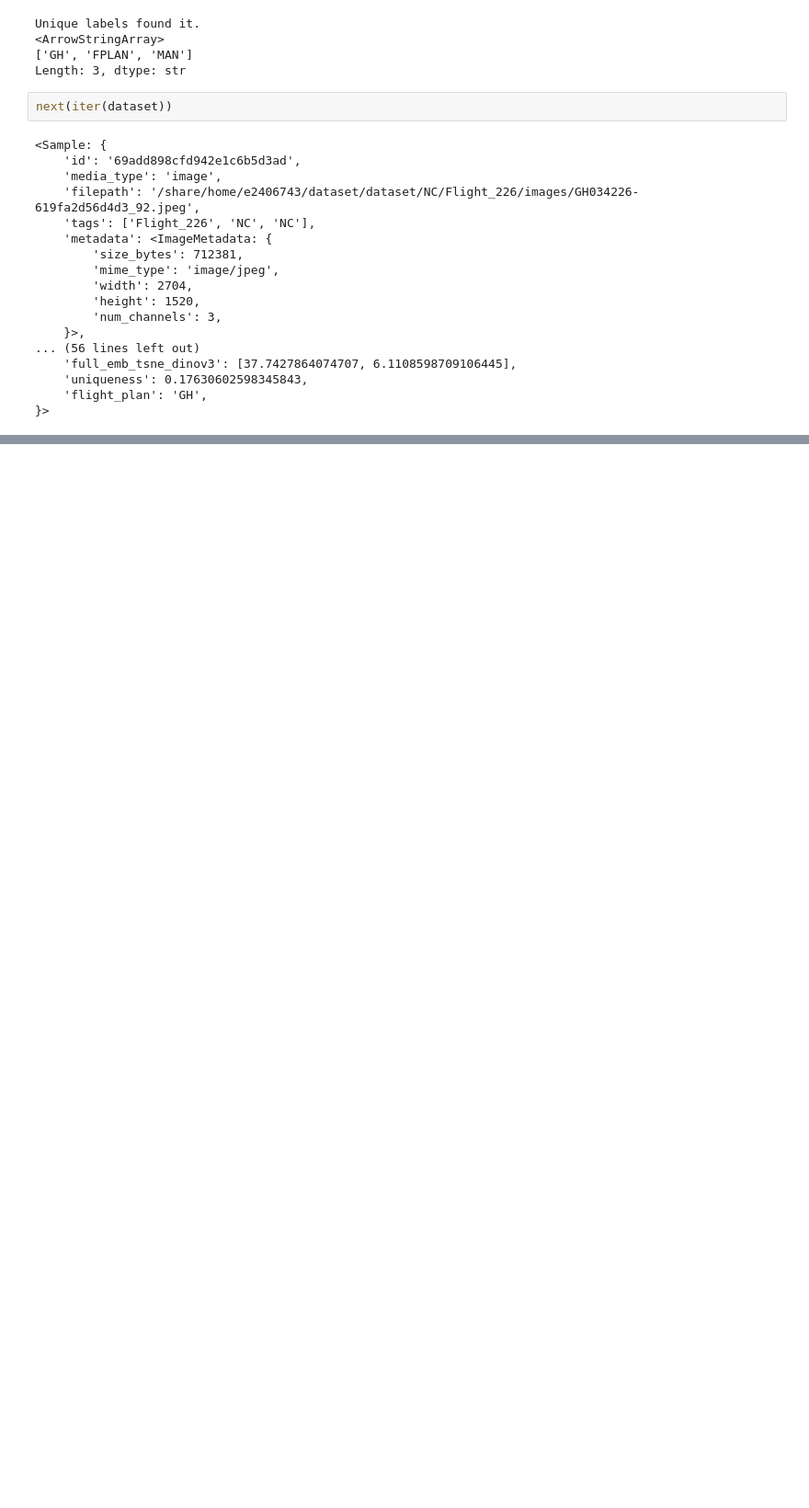
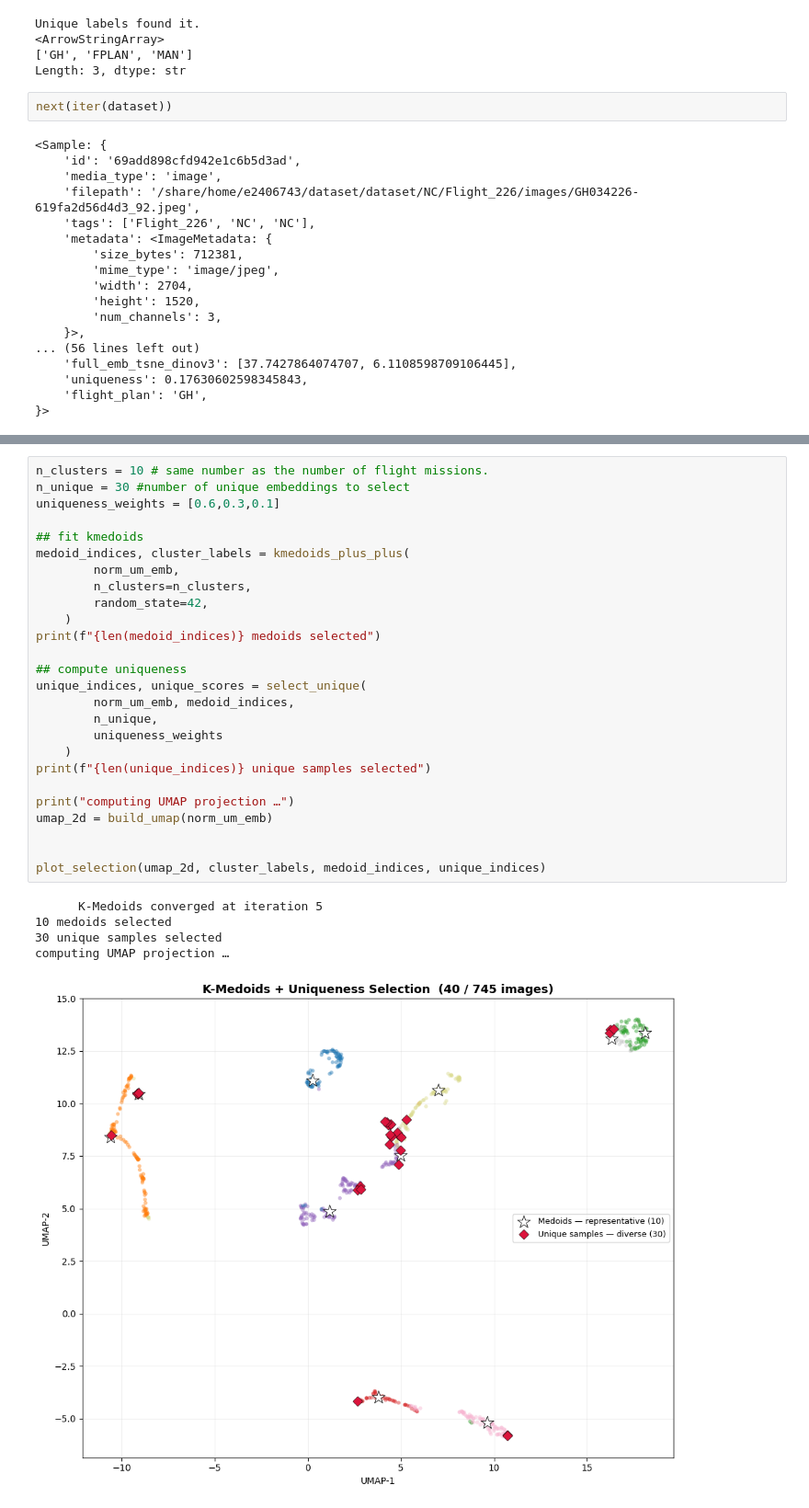
Before and after one commit to emanuel-gf/Dugongs_IRISA-MARBEC-LIRMM, a Jupyter notebook: chapter1_exploringID/studies/preset-31-03.ipynb, the cells around one changed output, grey strips where cells are left out. Shown at 92% size. Saved outputs shown, nothing was run; the diff lists cells and outputs as text; blank space fills up the shorter version.

```diff
--- a/chapter1_exploringID/studies/preset-31-03.ipynb
+++ b/chapter1_exploringID/studies/preset-31-03.ipynb
@@ -696,0 +1084,32 @@ next(iter(dataset))
+# %%
+n_clusters = 10 # same number as the number of flight missions.
+n_unique = 30 #number of unique embeddings to select
+uniqueness_weights = [0.6,0.3,0.1]
+
+## fit kmedoids
+medoid_indices, cluster_labels = kmedoids_plus_plus(
+        norm_um_emb,
+        n_clusters=n_clusters,
+        random_state=42,
+    )
+print(f"{len(medoid_indices)} medoids selected")
+
+## compute uniqueness
+unique_indices, unique_scores = select_unique(
+        norm_um_emb, medoid_indices,
+        n_unique,
+        uniqueness_weights
+    )
+print(f"{len(unique_indices)} unique samples selected")
+
+print("computing UMAP projection …")
+umap_2d = build_umap(norm_um_emb)
+
+
+plot_selection(umap_2d, cluster_labels, medoid_indices, unique_indices)
+# %% [output]
+      K-Medoids converged at iteration 5
+10 medoids selected
+30 unique samples selected
+computing UMAP projection …
+[figure, added]
```
Also changed, not shown: parts of 28 cells of this notebook, 2 other files.
